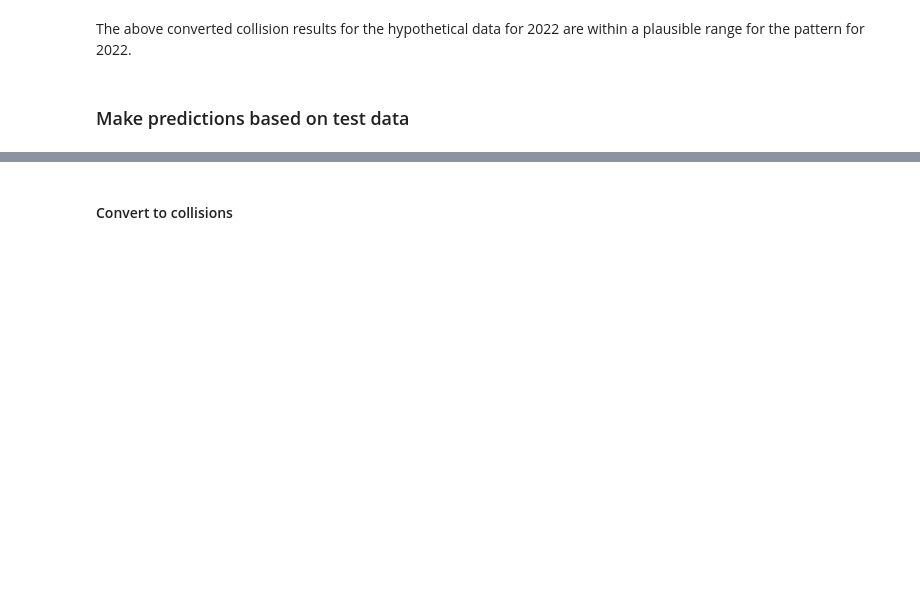
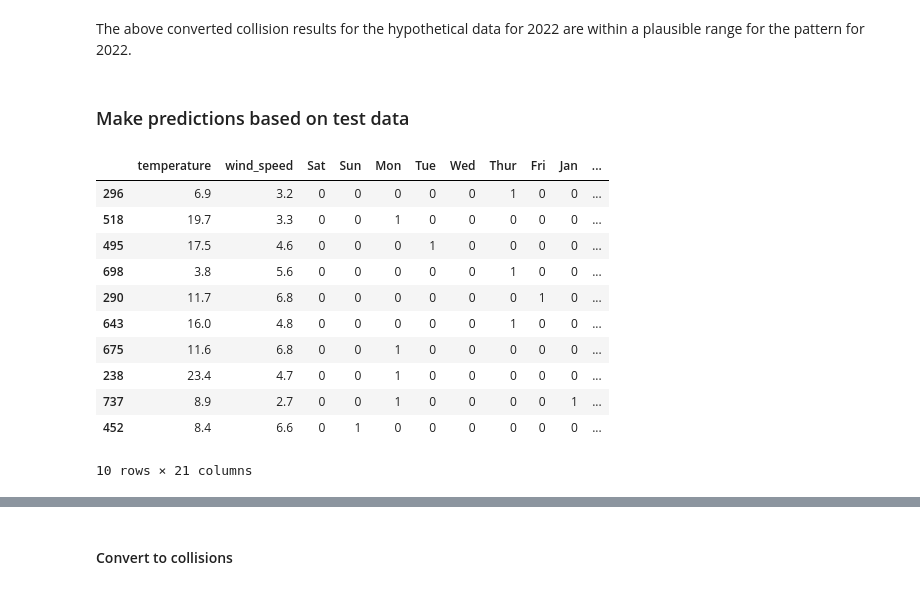
Before and after one commit to 20014894UHI/20014894_Data_analytics_assignment1, a Jupyter notebook: Assignment2_DNN_Regressor.ipynb, the cells around one changed output, grey strips where cells are left out. Cells and saved outputs as stored; diff of their text form; code cells hidden in the pictures; blank space fills up the shorter version.

```diff
--- a/Assignment2_DNN_Regressor.ipynb
+++ b/Assignment2_DNN_Regressor.ipynb
@@ -1105,3 +1171,22 @@ array([[223.3229 ],
 The above converted collision results for the hypothetical data for 2022 are within a plausible range for the pattern for 2022.
 # %% [markdown]
 ### Make predictions based on test data
+# %%
+# shuffle the data again
+test_features1 = test_features1.iloc[np.random.permutation(len(test_features1))]
+# %%
+# We are predicting for these test records
+test_features1[:10]
+# %% [output]
+|  | temperature | wind_speed | Sat | Sun | Mon | Tue | Wed | Thur | Fri | Jan | ... |
+| 296 | 6.9 | 3.2 | 0 | 0 | 0 | 0 | 0 | 1 | 0 | 0 | ... |
+| 518 | 19.7 | 3.3 | 0 | 0 | 1 | 0 | 0 | 0 | 0 | 0 | ... |
+| 495 | 17.5 | 4.6 | 0 | 0 | 0 | 1 | 0 | 0 | 0 | 0 | ... |
+| 698 | 3.8 | 5.6 | 0 | 0 | 0 | 0 | 0 | 1 | 0 | 0 | ... |
+| 290 | 11.7 | 6.8 | 0 | 0 | 0 | 0 | 0 | 0 | 1 | 0 | ... |
+| 643 | 16.0 | 4.8 | 0 | 0 | 0 | 0 | 0 | 1 | 0 | 0 | ... |
+| 675 | 11.6 | 6.8 | 0 | 0 | 1 | 0 | 0 | 0 | 0 | 0 | ... |
+| 238 | 23.4 | 4.7 | 0 | 0 | 1 | 0 | 0 | 0 | 0 | 0 | ... |
+| 737 | 8.9 | 2.7 | 0 | 0 | 1 | 0 | 0 | 0 | 0 | 1 | ... |
+| 452 | 8.4 | 6.6 | 0 | 1 | 0 | 0 | 0 | 0 | 0 | 0 | ... |
+10 rows × 21 columns
```
Also changed, not shown: parts of 90 cells of this notebook.
